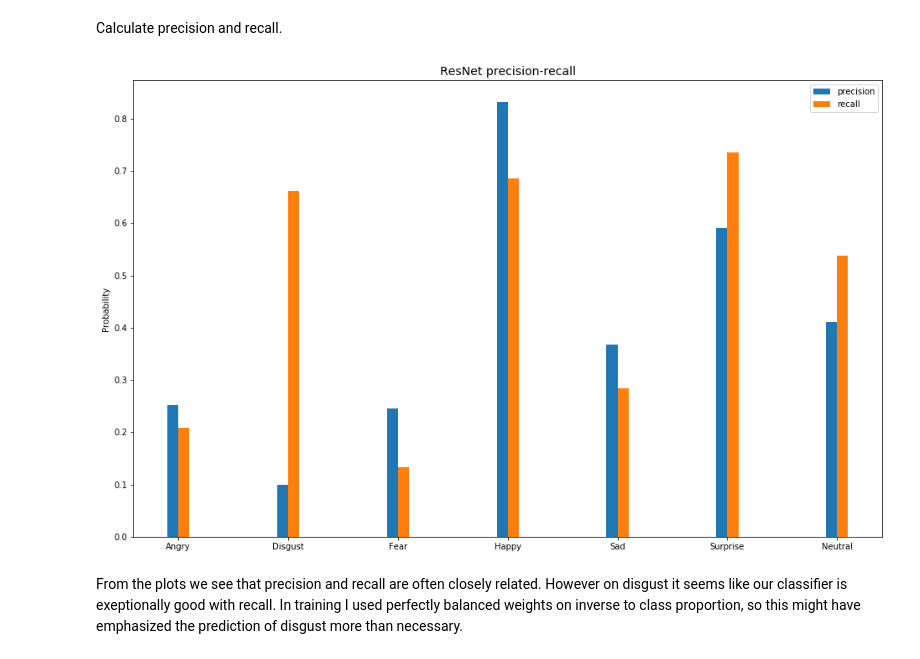
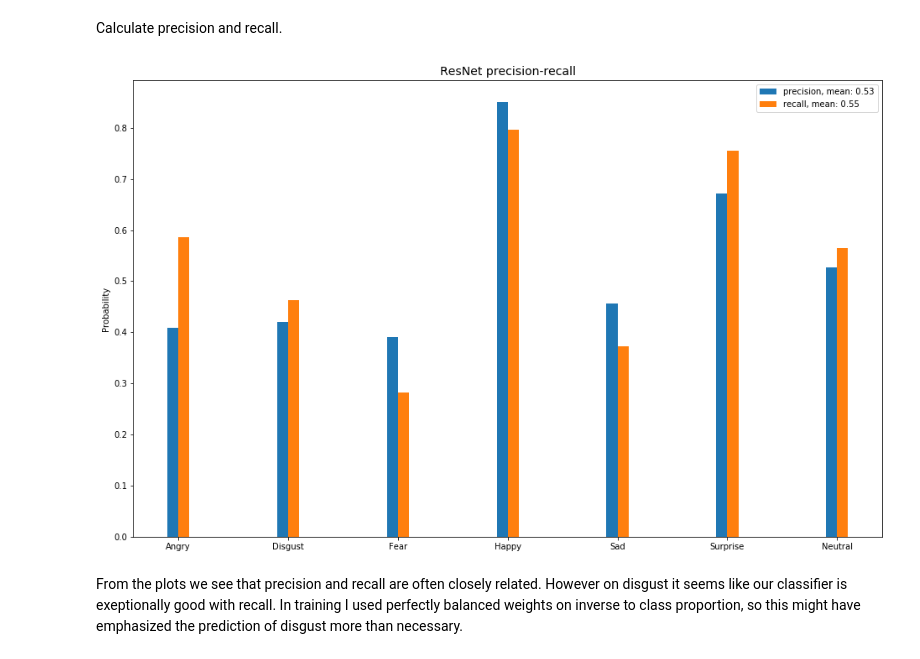
Before and after one commit to TeemuSo/Loop-Q-prize, a Jupyter notebook: notebooks/0.4-visualization.ipynb, the cells around one changed output. Drawn from its saved outputs; the diff is of its cells as text; code cells hidden in the pictures.

```diff
--- a/notebooks/0.4-visualization.ipynb
+++ b/notebooks/0.4-visualization.ipynb
@@ -43,7 +43,7 @@ MODEL_PATH = "../models/"
 FIGURE_PATH = '../reports/figures/'
 
 # Set values
-BATCH_SIZE = 1
+BATCH_SIZE = 8
 VAL_SIZE = 0.2
 TEST_SIZE = 0.2
 N_EPOCHS = 100
@@ -75,6 +75,7 @@ torch_manager = DatasetManager(batch_size=BATCH_SIZE, test_size=TEST_SIZE,
 ## Utility functions
 # %%
 from sklearn.metrics import precision_score, recall_score
+
 def calculate_precision_recall(y_true, y_pred):
     precisions = precision_score(y_true, y_pred, average=None)
     recalls = recall_score(y_true, y_pred, average=None)
@@ -84,7 +85,7 @@ def plot_result_barplot(results: List[np.ndarray], result_type: str, model_names
     fig = plt.figure(figsize=figsize)
     width = 0.1
     for i, (result, name) in enumerate(zip(results, model_names)):
-        plt.bar(np.arange(N_FEATURES) + i*width, result, width, label=name)
+        plt.bar(np.arange(N_FEATURES) + i*width, result, width, label=f"{name}, mean: {round(result.mean(), 2)}")
 
     plt.title(result_type, fontsize=14)
     plt.ylabel('Probability')
@@ -101,6 +102,8 @@ Load all models and convert data for the right format for each individual model
 #### Resnet-50
 # %%
 RESNET_NAME = 'resnet-50.pt'
+RESNET_OVERFIT = 'resnet-50-of.pt'
+RESNET_MORE_OF = 'resnet-50-mof.pt'
 device = torch.device('cuda' if torch.cuda.is_available() else 'cpu')
 
 resnet = models.resnet50(pretrained=True)
@@ -115,7 +118,8 @@ resnet.fc = nn.Sequential(
                 nn.Linear(1024,  N_FEATURES)
 )
 
-checkpoint = load_torch_model(RESNET_NAME)
+checkpoint = torch.load(MODEL_PATH + RESNET_MORE_OF)
+# checkpoint = load_torch_model(RESNET_NAME)
 resnet.load_state_dict(checkpoint['model_state_dict'])
 resnet.to(device)
 resnet.eval()
@@ -175,14 +179,14 @@ Calculate precision and recall.
 # %%
 y_true = [element.detach().cpu().numpy() for array in predictions for element in array['true']]
 y_pred = [element.detach().cpu().numpy() for array in predictions for element in array['predictions']]
 y_true = np.array(y_true)
 y_pred = np.array(y_pred)
 resnet_preds = y_pred.squeeze()
 class_precisions, class_recalls = calculate_precision_recall(y_true, y_pred)
 
-plot_result_barplot([class_precisions, class_recalls], 'ResNet precision-recall', ['precision', 'recall'], save_as='resnet-50-prec-recall', figsize=(16,10))
+plot_result_barplot([class_precisions, class_recalls], 'ResNet precision-recall', ['precision', 'recall'], save_as='resnet-50-of-prec-recall', figsize=(16,10))
 # %% [output]
-[figure, old version]
+[figure, new version]
 # %% [markdown]
 From the plots we see that precision and recall are often closely related. However on disgust it seems like our classifier is exeptionally good with recall. In training I used perfectly balanced weights on inverse to class proportion, so this might have emphasized the prediction of disgust more than necessary.
 # %% [markdown]
```
Also changed, not shown: parts of 24 cells of this notebook, 3 other files.
